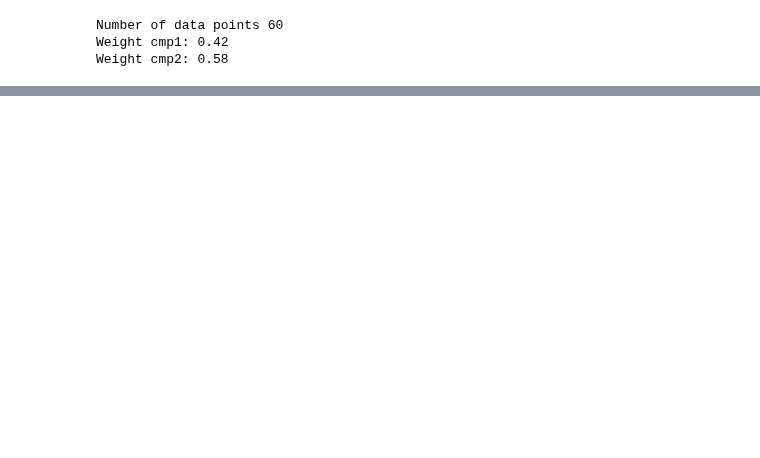
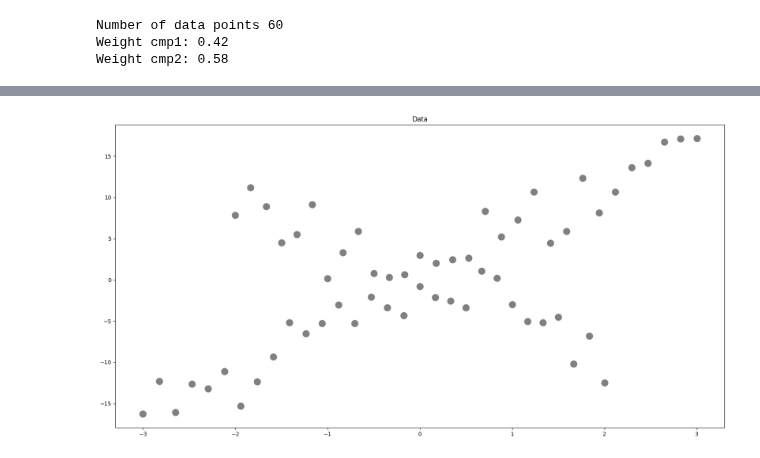
Before and after one commit to mrsonne/misc, a Jupyter notebook: regmix.ipynb, the cells around one changed output, grey strips where cells are left out. Saved outputs shown, nothing was run; the diff lists cells and outputs as text; code cells hidden in the pictures; blank space fills up the shorter version.

```diff
--- a/regmix.ipynb
+++ b/regmix.ipynb
@@ -40,5 +46,9 @@ CMAP_NAME = "tab10"
 Define a function that generate the data for two components.
 # %%
+def model(x, b0, b1):
+    # two-parameter model.
+    return b1 * x + b0
+
 def make_data():
     np.random.seed(123)
     b0 = 0
@@ -58,13 +68,13 @@ def make_data():
     X1_1 = np.linspace(-2, 2, size1)
 
     # Simulate outcome variable--cluster 1
-    Y1 = b0 + b1[0] * X1_1 + np.random.normal(loc=0, scale=sigma, size=size1)
+    Y1 = model(X1_1, b0, b1[0]) + np.random.normal(loc=0, scale=sigma, size=size1)
 
     # Predictor variable
     # X1_2 = np.random.randn(size)
     X1_2 = np.linspace(-3, 3, size2)
     # Simulate outcome variable --cluster 2
-    Y2 = b0 + b1[1] * X1_2 + np.random.normal(loc=0, scale=sigma, size=size2)
+    Y2 = model(X1_2, b0, b1[1]) + np.random.normal(loc=0, scale=sigma, size=size2)
 
     return b0, b1, sigma, X1_1, X1_2, Y1, Y2
 # %% [markdown]
@@ -81,0 +136,17 @@ Weight cmp2: 0.58
+# %%
+def plot_data(xs, ys):
+    fig, ax = plt.subplots(1, 1, figsize=(20, 10))
+    ax.set_title("Data")
+    for x, y in zip(xs, ys):
+        ax.scatter(
+            x,
+            y,
+            s=144,
+            marker="o",
+            color="gray",
+        )
+    return fig
+# %%
+fig = plot_data((x1, x2), (y1, y2))
+# %% [output]
+[figure, added]
```
Also changed, not shown: parts of 17 cells of this notebook.
